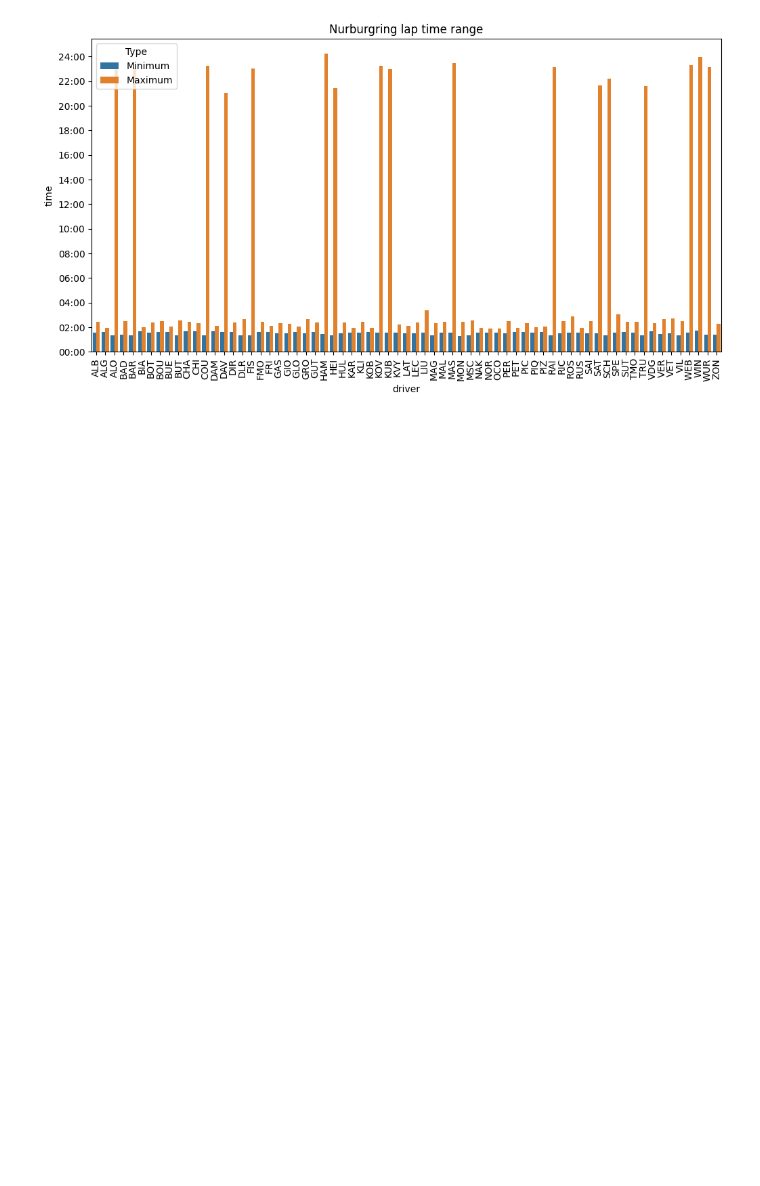
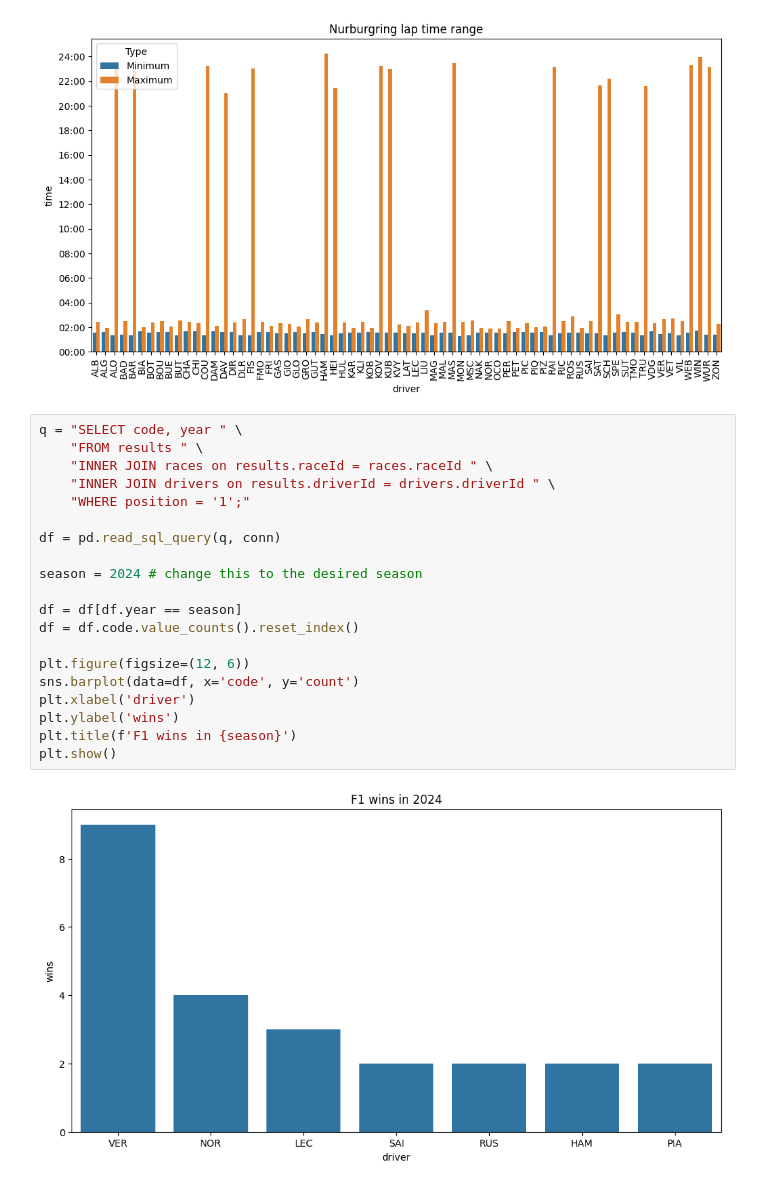
Before and after one commit to GrandEchoWhiskey/f1-analysis, a Jupyter notebook: analysis.ipynb, the cells around one changed output. Cells and saved outputs as stored; diff of their text form; blank space fills up the shorter version.

```diff
--- a/analysis.ipynb
+++ b/analysis.ipynb
@@ -118,3 +117,25 @@ plt.title('Nurburgring lap time range')
 plt.show()
 # %% [output]
 [figure]
+# %%
+q = "SELECT code, year " \
+    "FROM results " \
+    "INNER JOIN races on results.raceId = races.raceId " \
+    "INNER JOIN drivers on results.driverId = drivers.driverId " \
+    "WHERE position = '1';"
+
+df = pd.read_sql_query(q, conn)
+
+season = 2024 # change this to the desired season
+
+df = df[df.year == season]
+df = df.code.value_counts().reset_index()
+
+plt.figure(figsize=(12, 6))
+sns.barplot(data=df, x='code', y='count')
+plt.xlabel('driver')
+plt.ylabel('wins')
+plt.title(f'F1 wins in {season}')
+plt.show()
+# %% [output]
+[figure, added]
```
Also changed, not shown: parts of 4 cells of this notebook.
